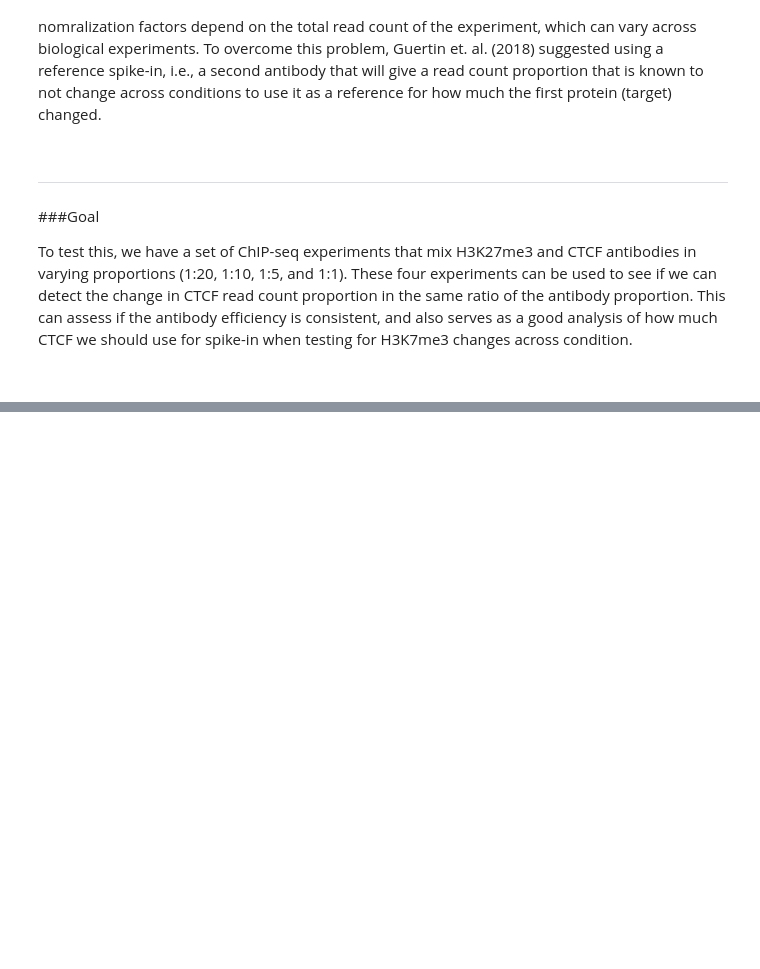
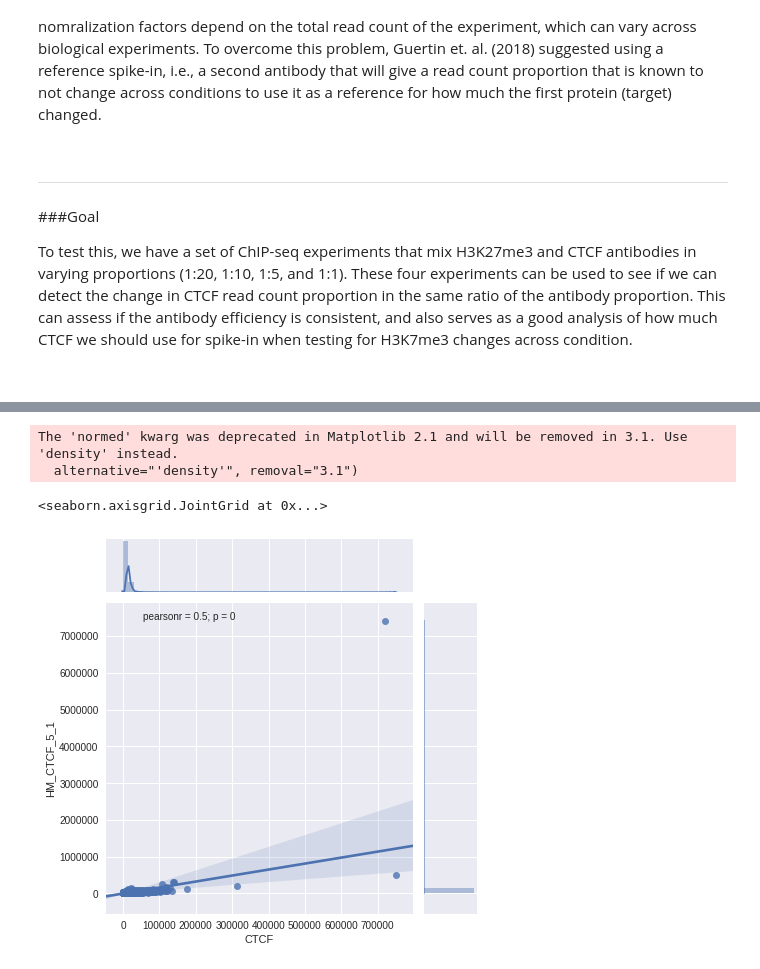
Before and after one commit to sidwekhande/spike-in, a Jupyter notebook: Data_Analysis_of_a_ChIP_seq_spike_in_reference.ipynb, the cells around one changed output, grey strips where cells are left out. Drawn from its saved outputs; the diff is of its cells as text; code cells hidden in the pictures; blank space fills up the shorter version.

```diff
--- a/Data_Analysis_of_a_ChIP_seq_spike_in_reference.ipynb
+++ b/Data_Analysis_of_a_ChIP_seq_spike_in_reference.ipynb
@@ -51,0 +186,8 @@ line
+# %%
+grid2 = sns.jointplot(x = (sum_df["CTCF"]), y = sum_df["HM_CTCF_5_1"],kind ="reg")
+grid2
+# %% [output]
+The 'normed' kwarg was deprecated in Matplotlib 2.1 and will be removed in 3.1. Use 'density' instead.
+  alternative="'density'", removal="3.1")
+<seaborn.axisgrid.JointGrid at 0x...>
+[figure, added]
```
Also changed, not shown: parts of 18 cells of this notebook.
